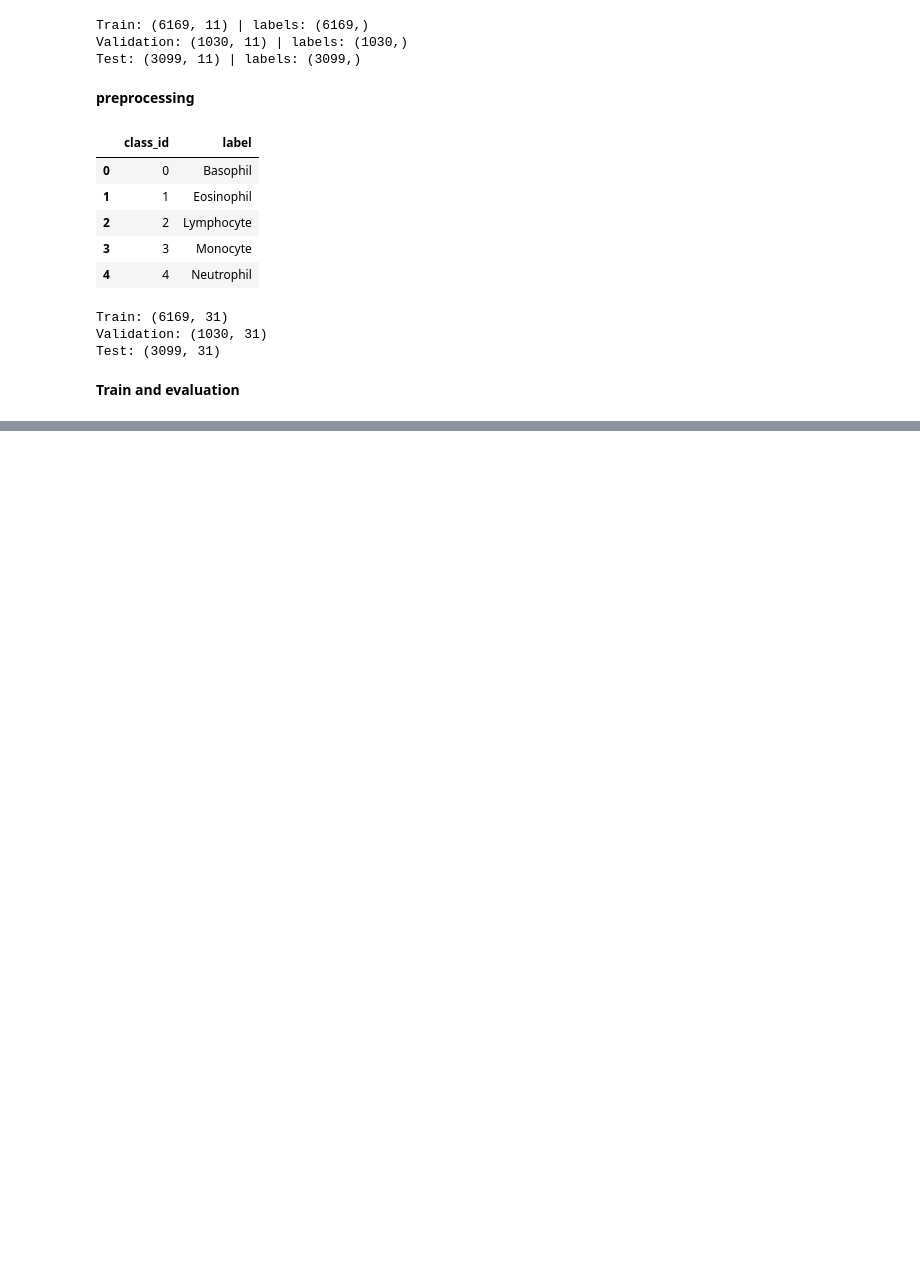
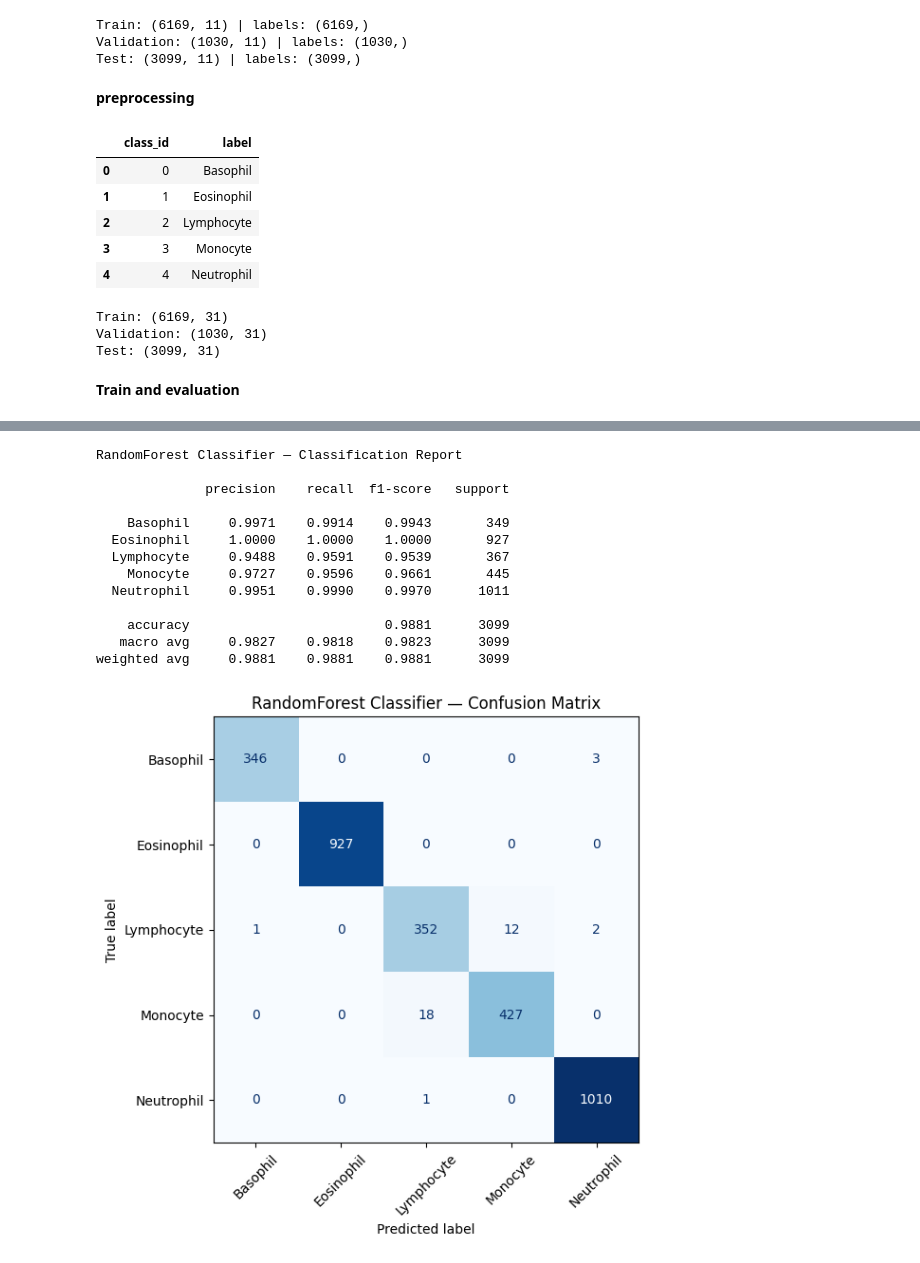
Before and after one commit to mdmohsin212/skill-morph-hw, a Jupyter notebook: Assignment_10.ipynb, the cells around one changed output, grey strips where cells are left out. Drawn from its saved outputs; the diff is of its cells as text; code cells hidden in the pictures; blank space fills up the shorter version.

```diff
--- a/Assignment_10.ipynb
+++ b/Assignment_10.ipynb
@@ -217,0 +248,24 @@ display(results_df.round(4))
+# %%
+model = models["RandomForest Classifier"]
+y_pred = model.predict(X_test_encoded)
+
+per_class_results = show_performance(
+    "RandomForest Classifier",
+    lb_encoder.inverse_transform(y_test),
+    lb_encoder.inverse_transform(y_pred)
+)
+# %% [output]
+RandomForest Classifier — Classification Report
+
+              precision    recall  f1-score   support
+
+    Basophil     0.9971    0.9914    0.9943       349
+  Eosinophil     1.0000    1.0000    1.0000       927
+  Lymphocyte     0.9488    0.9591    0.9539       367
+    Monocyte     0.9727    0.9596    0.9661       445
+  Neutrophil     0.9951    0.9990    0.9970      1011
+
+    accuracy                         0.9881      3099
+   macro avg     0.9827    0.9818    0.9823      3099
+weighted avg     0.9881    0.9881    0.9881      3099
+[figure, added]
```
Also changed, not shown: parts of 9 cells of this notebook.
